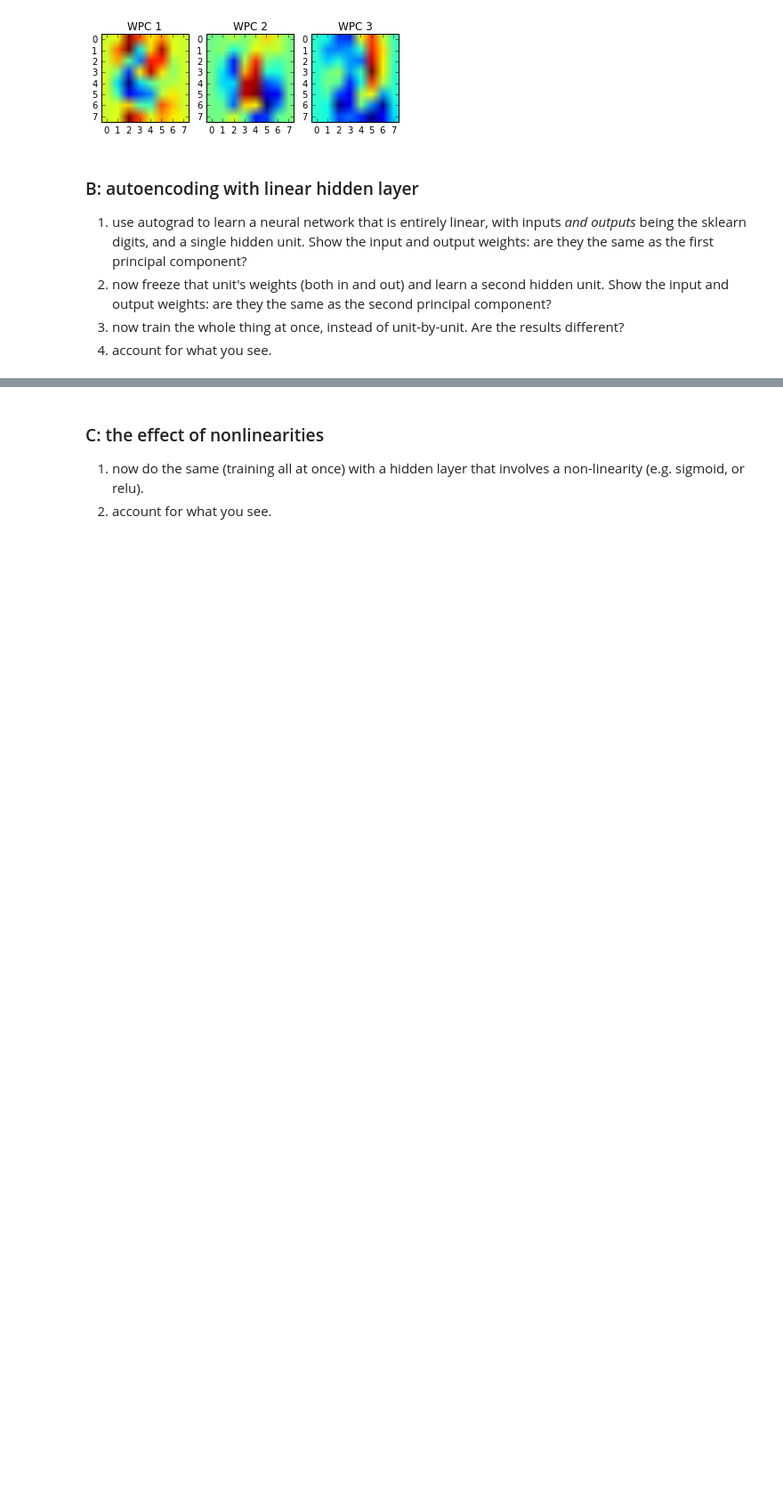
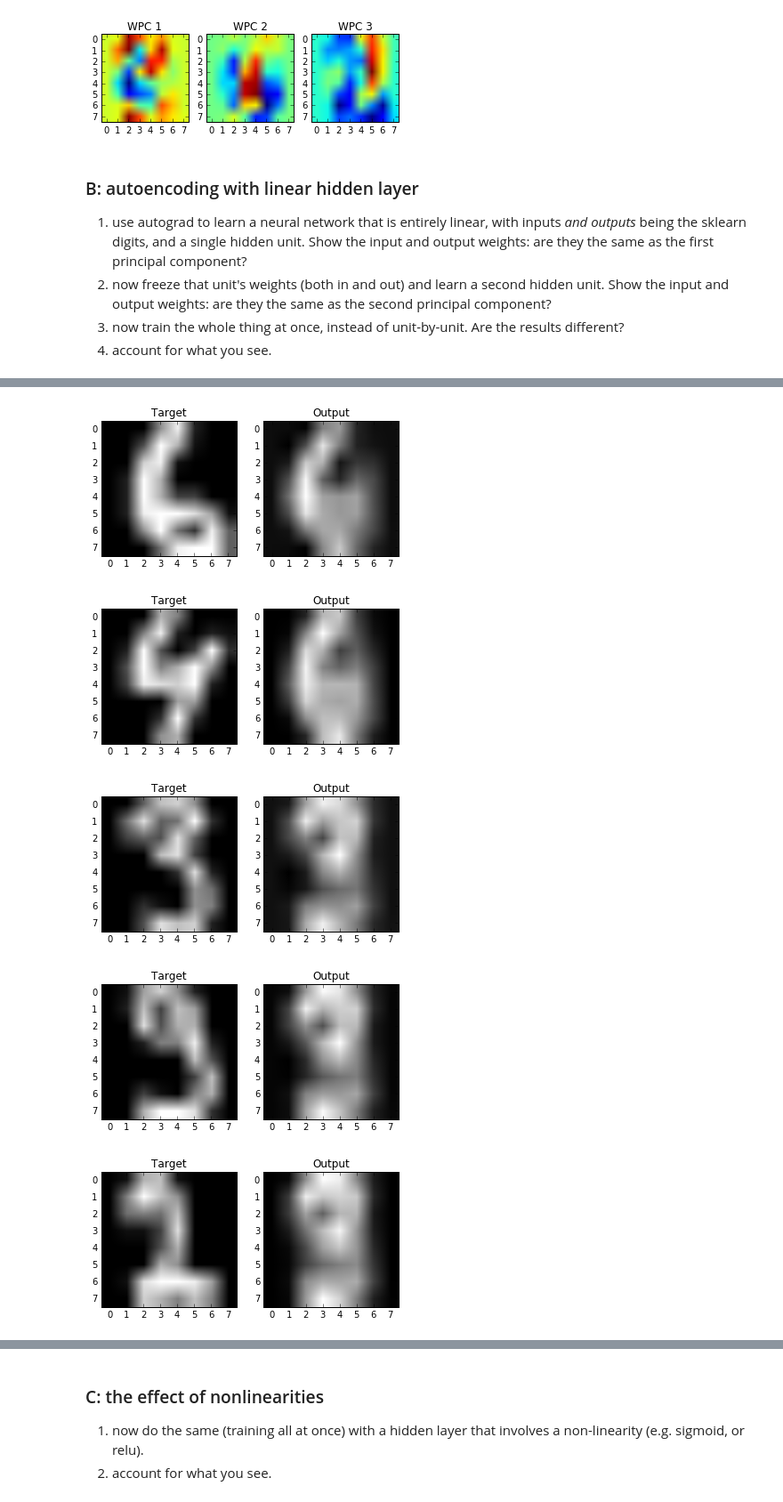
Before and after one commit to harryross263/comp421, a Jupyter notebook: Assignments/harry_second_assignment.ipynb, the cells around one changed output, grey strips where cells are left out. Shown: that part at 89% size. Cells and saved outputs as stored; diff of their text form; code cells hidden in the pictures; blank space fills up the shorter version.

```diff
--- a/Assignments/harry_second_assignment.ipynb
+++ b/Assignments/harry_second_assignment.ipynb
@@ -179,0 +187,18 @@ for i in range(num_params):
+# %%
+# Let's visualise some of the predictions of the neural net.
+for i in range(10):
+    instance = np.random.randint(0, X.shape[0])
+    test_predict = neural_net_predict(optimized_params, X[instance])
+    fig = plt.figure()
+    fig.add_subplot(1, 2, 1)
+    plt.imshow(np.reshape(X[instance], (8, 8)), cmap="gray")
+    plt.title("Target")
+    fig.add_subplot(1, 2, 2)
+    plt.imshow(np.reshape(test_predict, (8, 8)), cmap="gray")
+    plt.title("Output")
+# %% [output]
+[figure, added]
+[figure, added]
+[figure, added]
+[figure, added]
+[figure, added]
```
Also changed, not shown: parts of 7 cells of this notebook.
